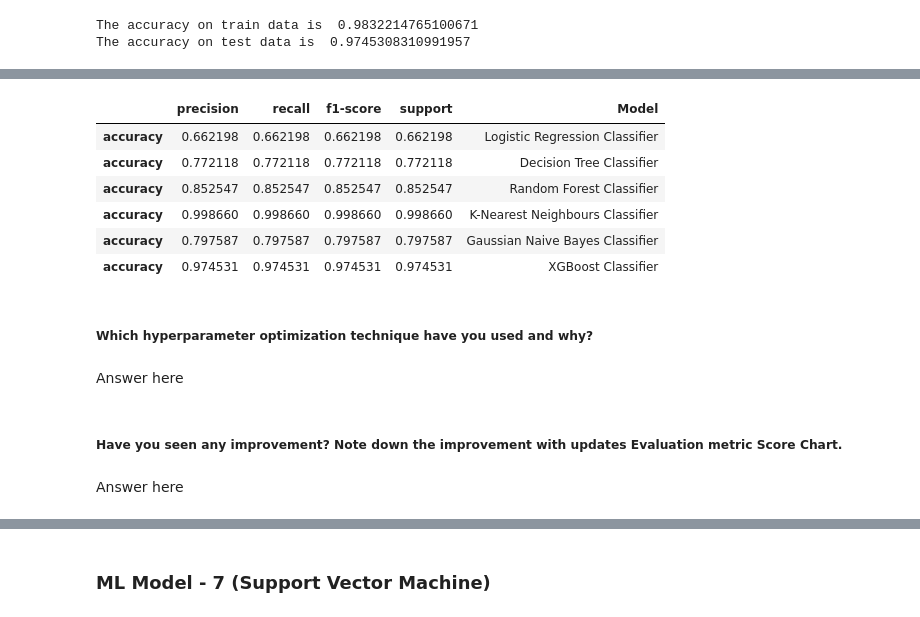
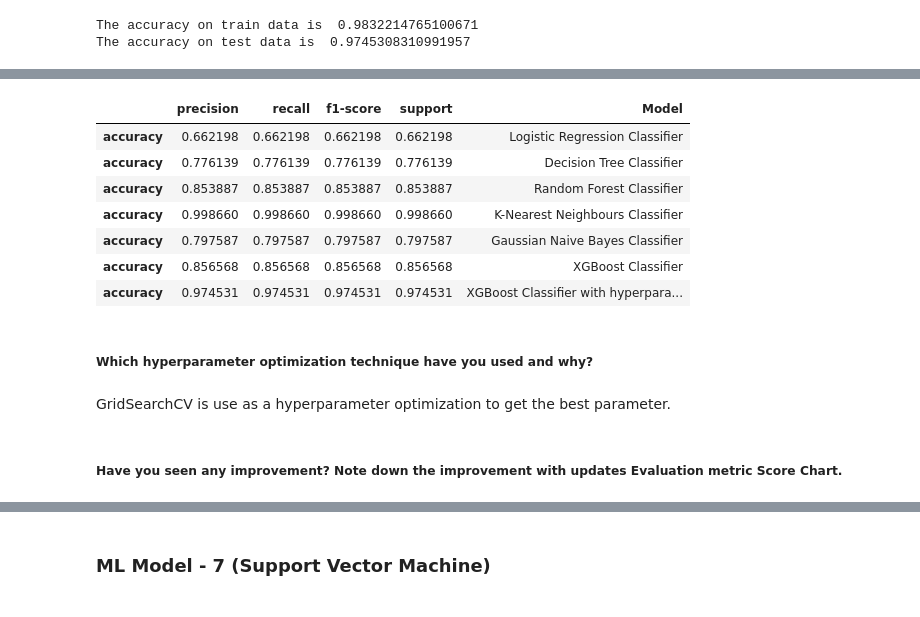
Before and after one commit to santoshmahanti/Cardiovascular-Risk-Prediction, a Jupyter notebook: Cardiovascular_Risk_Prediction.ipynb, the cells around one changed output, grey strips where cells are left out. Saved outputs shown, nothing was run; the diff lists cells and outputs as text; code cells hidden in the pictures.

```diff
--- a/Cardiovascular_Risk_Prediction.ipynb
+++ b/Cardiovascular_Risk_Prediction.ipynb
@@ -1920,0 +2155,4 @@ from xgboost import XGBClassifier, plot_importance
+# %%
+# Predicted values.
+
+y_pred_xg = xg_cla.predict(X_test)
@@ -1920,0 +2170,10 @@ from xgboost import XGBClassifier, plot_importance
+# %%
+# Getting classification report.
+
+dict_6 = classification_report(y_test, y_pred_xg, output_dict = True)
+# %%
+#Storing the scores in a dataframe.
+tempodf=pd.DataFrame(dict_6).transpose()
+tempodf['Model'] = 'XGBoost Classifier'
+res_df=res_df.append(tempodf[2:-2])
+res_df
@@ -2008,26 +2275,25 @@ y_pred_xgb = xgb_random.predict(X_test)
 # %%
 # Getting classification report.
 
-dict_6 = classification_report(y_test, y_pred_xgb, output_dict = True)
+dict_7 = classification_report(y_test, y_pred_xgb, output_dict = True)
 # %%
 #Storing the scores in a dataframe.
-tempodf=pd.DataFrame(dict_6).transpose()
-tempodf['Model'] = 'XGBoost Classifier'
+tempodf=pd.DataFrame(dict_7).transpose()
+tempodf['Model'] = 'XGBoost Classifier with hyperparameter'
 res_df=res_df.append(tempodf[2:-2])
 res_df
 # %% [output]
 |  | precision | recall | f1-score | support | Model |
 | accuracy | 0.662198 | 0.662198 | 0.662198 | 0.662198 | Logistic Regression Classifier |
-| accuracy | 0.772118 | 0.772118 | 0.772118 | 0.772118 | Decision Tree Classifier |
-| accuracy | 0.852547 | 0.852547 | 0.852547 | 0.852547 | Random Forest Classifier |
+| accuracy | 0.776139 | 0.776139 | 0.776139 | 0.776139 | Decision Tree Classifier |
+| accuracy | 0.853887 | 0.853887 | 0.853887 | 0.853887 | Random Forest Classifier |
 | accuracy | 0.998660 | 0.998660 | 0.998660 | 0.998660 | K-Nearest Neighbours Classifier |
 | accuracy | 0.797587 | 0.797587 | 0.797587 | 0.797587 | Gaussian Naive Bayes Classifier |
-| accuracy | 0.974531 | 0.974531 | 0.974531 | 0.974531 | XGBoost Classifier |
+| accuracy | 0.856568 | 0.856568 | 0.856568 | 0.856568 | XGBoost Classifier |
+| accuracy | 0.974531 | 0.974531 | 0.974531 | 0.974531 | XGBoost Classifier with hyperpara... |
 # %% [markdown]
 ##### Which hyperparameter optimization technique have you used and why?
-# %% [markdown]
-Answer here
+# %% [markdown]
+GridSearchCV is use as a hyperparameter optimization to get the best parameter.
 # %% [markdown]
 ##### Have you seen any improvement? Note down the improvement with updates Evaluation metric Score Chart.
-# %% [markdown]
-Answer here
```
Also changed, not shown: parts of 152 cells of this notebook.
